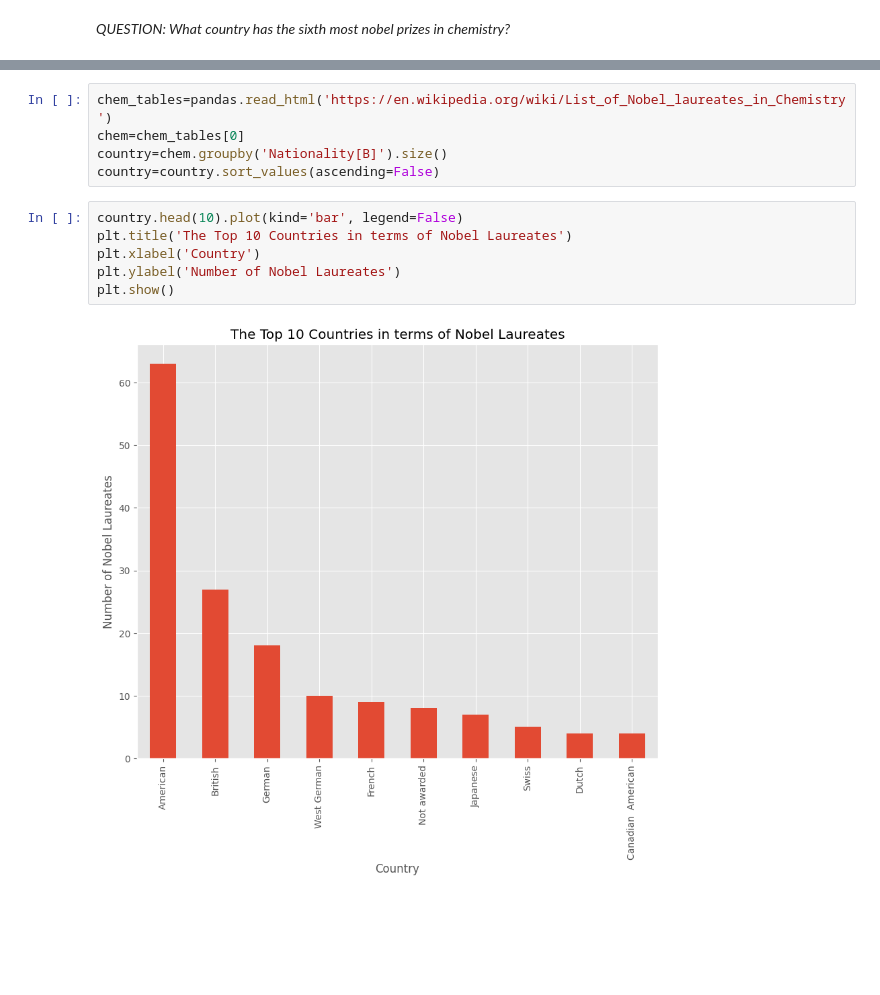
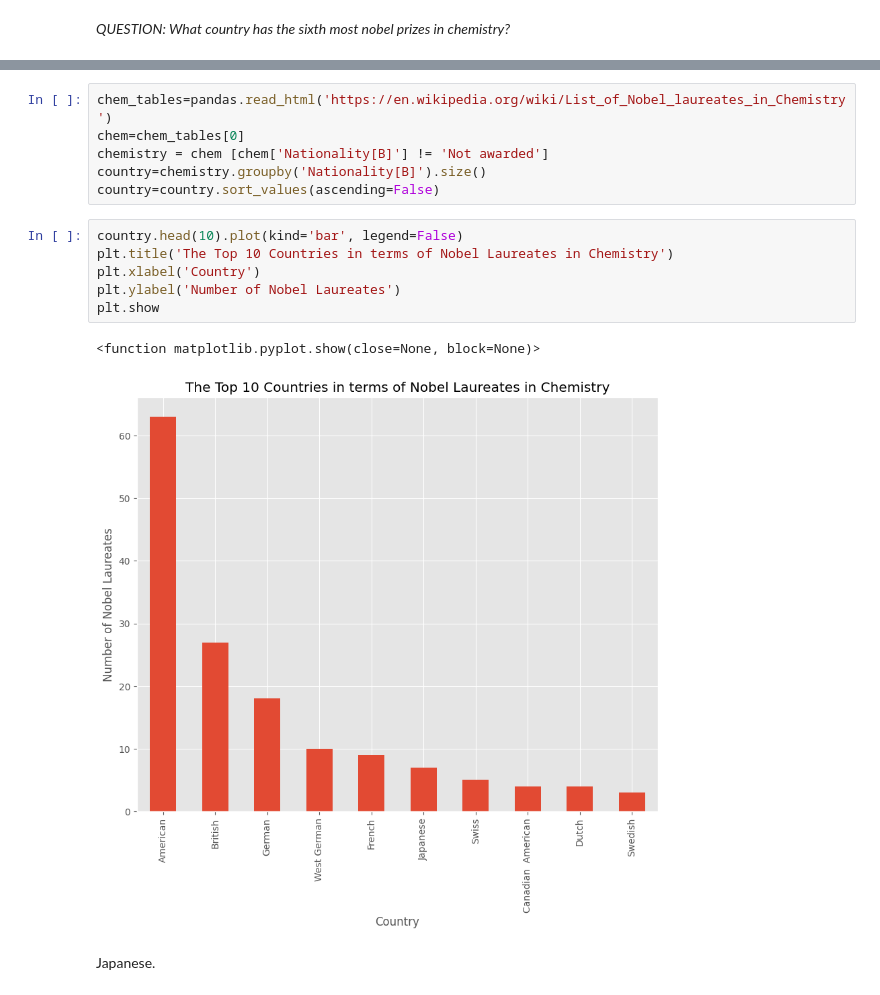
Before and after one commit to Crystal928/QM2, a Jupyter notebook: notebooks/Assessed Question 2.ipynb, the cells around one changed output, grey strips where cells are left out. Cells and saved outputs as stored; diff of their text form; blank space fills up the shorter version.

```diff
--- a/notebooks/Assessed Question 2.ipynb
+++ b/notebooks/Assessed Question 2.ipynb
@@ -421,13 +478,17 @@ mkdir: cannot create directory ‘data/wk2’: File exists
 # %%
 chem_tables=pandas.read_html('https://en.wikipedia.org/wiki/List_of_Nobel_laureates_in_Chemistry')
 chem=chem_tables[0]
-country=chem.groupby('Nationality[B]').size()
+chemistry = chem [chem['Nationality[B]'] != 'Not awarded']
+country=chemistry.groupby('Nationality[B]').size()
 country=country.sort_values(ascending=False)
 # %%
 country.head(10).plot(kind='bar', legend=False)
-plt.title('The Top 10 Countries in terms of Nobel Laureates')
+plt.title('The Top 10 Countries in terms of Nobel Laureates in Chemistry')
 plt.xlabel('Country')
 plt.ylabel('Number of Nobel Laureates')
-plt.show()
+plt.show
 # %% [output]
+<function matplotlib.pyplot.show(close=None, block=None)>
-[figure, old version]
+[figure, new version]
+# %% [markdown]
+Japanese.
```
Also changed, not shown: parts of 13 cells of this notebook.
